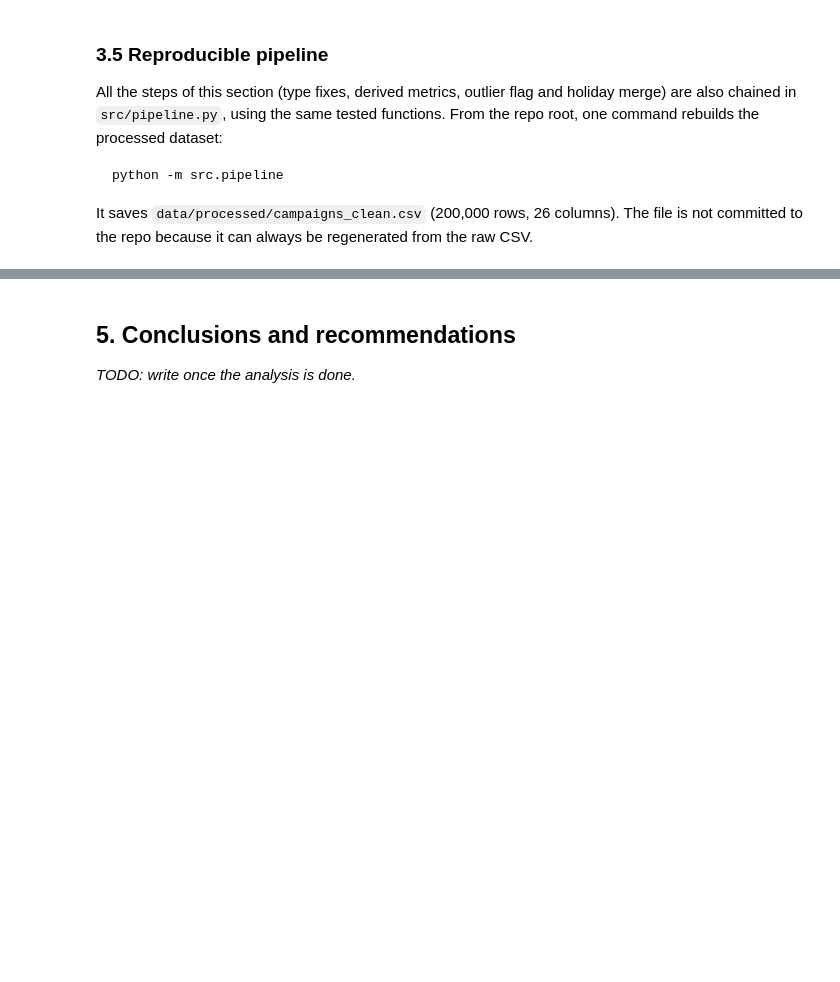
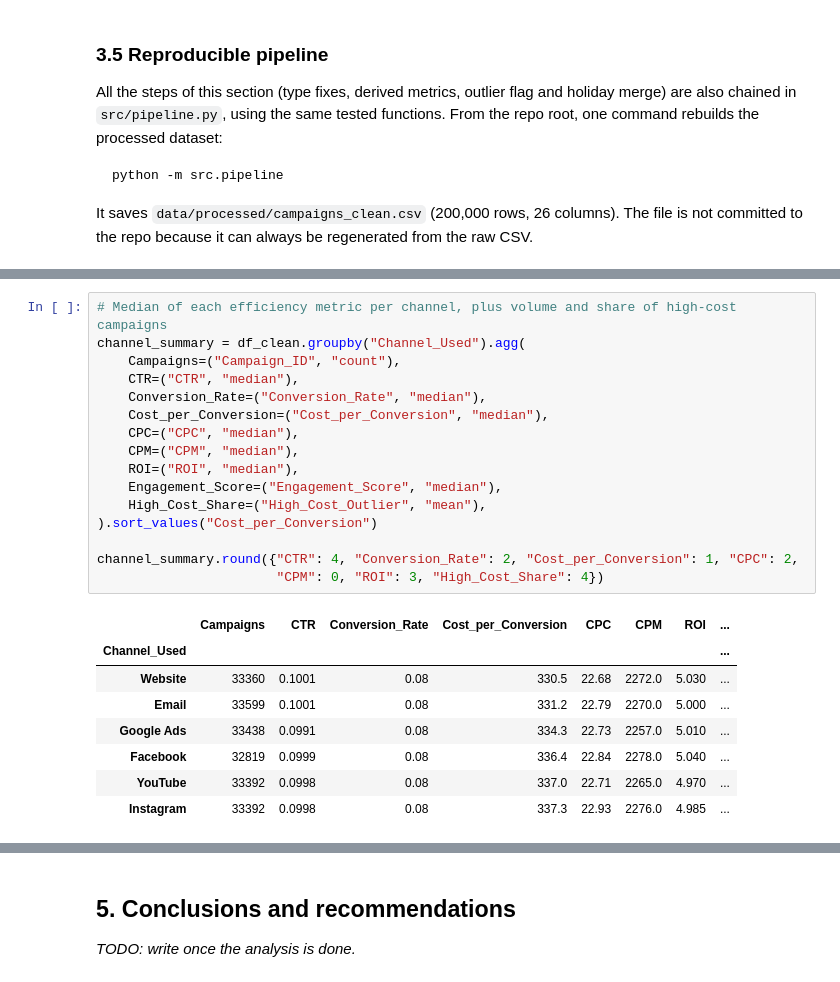
Before and after one commit to IA-P1-BCN/EDA_project_by_Rita, a Jupyter notebook: notebooks/01_eda_marketing_campaigns.ipynb, the cells around one changed output, grey strips where cells are left out. Saved outputs shown, nothing was run; the diff lists cells and outputs as text; blank space fills up the shorter version.

```diff
--- a/notebooks/01_eda_marketing_campaigns.ipynb
+++ b/notebooks/01_eda_marketing_campaigns.ipynb
@@ -517,0 +529,25 @@ _TODO: one subsection per key question, each with a chart and a one-line reading
+# %%
+# Median of each efficiency metric per channel, plus volume and share of high-cost campaigns
+channel_summary = df_clean.groupby("Channel_Used").agg(
+    Campaigns=("Campaign_ID", "count"),
+    CTR=("CTR", "median"),
+    Conversion_Rate=("Conversion_Rate", "median"),
+    Cost_per_Conversion=("Cost_per_Conversion", "median"),
+    CPC=("CPC", "median"),
+    CPM=("CPM", "median"),
+    ROI=("ROI", "median"),
+    Engagement_Score=("Engagement_Score", "median"),
+    High_Cost_Share=("High_Cost_Outlier", "mean"),
+).sort_values("Cost_per_Conversion")
+
+channel_summary.round({"CTR": 4, "Conversion_Rate": 2, "Cost_per_Conversion": 1, "CPC": 2,
+                       "CPM": 0, "ROI": 3, "High_Cost_Share": 4})
+# %% [output]
+|  | Campaigns | CTR | Conversion_Rate | Cost_per_Conversion | CPC | CPM | ROI | ... |
+| Channel_Used |  |  |  |  |  |  |  | ... |
+| Website | 33360 | 0.1001 | 0.08 | 330.5 | 22.68 | 2272.0 | 5.030 | ... |
+| Email | 33599 | 0.1001 | 0.08 | 331.2 | 22.79 | 2270.0 | 5.000 | ... |
+| Google Ads | 33438 | 0.0991 | 0.08 | 334.3 | 22.73 | 2257.0 | 5.010 | ... |
+| Facebook | 32819 | 0.0999 | 0.08 | 336.4 | 22.84 | 2278.0 | 5.040 | ... |
+| YouTube | 33392 | 0.0998 | 0.08 | 337.0 | 22.71 | 2265.0 | 4.970 | ... |
+| Instagram | 33392 | 0.0998 | 0.08 | 337.3 | 22.93 | 2276.0 | 4.985 | ... |
```
Also changed, not shown: parts of 6 cells of this notebook, 3 other files.
